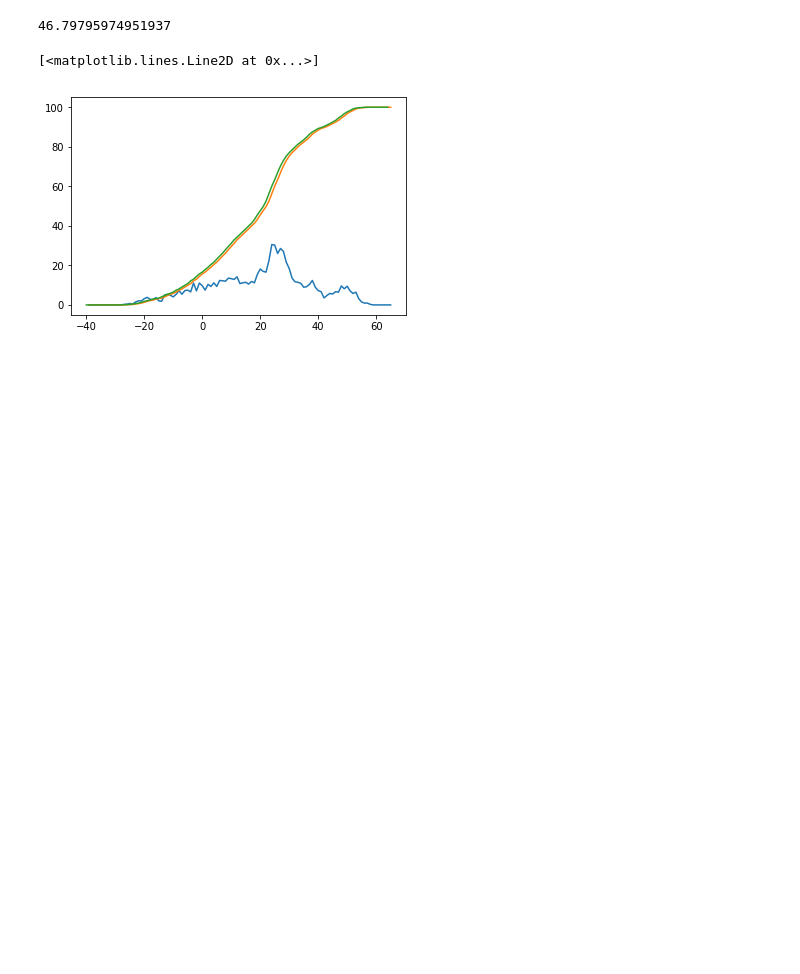
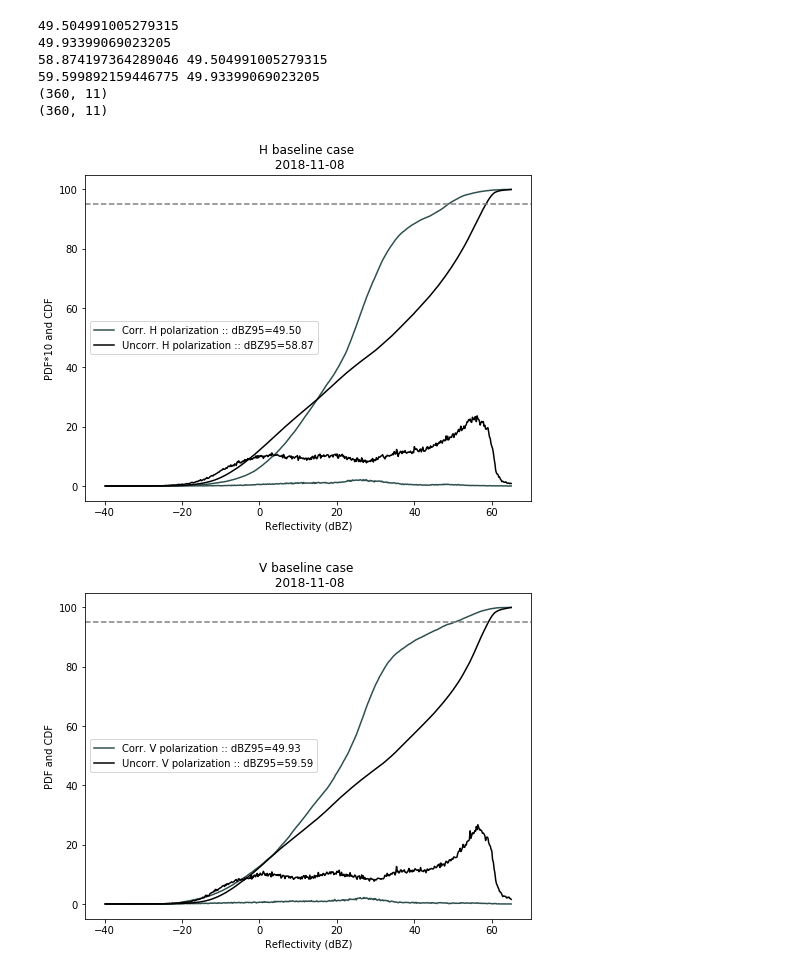
Before and after one commit to alexishunzinger/rca_code, a Jupyter notebook: rca_create_baseline_hdf5.ipynb, the cells around one changed output. Cells and saved outputs as stored; diff of their text form; code cells hidden in the pictures; blank space fills up the shorter version.

```diff
--- a/rca_create_baseline_hdf5.ipynb
+++ b/rca_create_baseline_hdf5.ipynb
@@ -76,6 +76,7 @@ def rca_create_baseline(filename, PCT_on_50, vPCT_on_50, uhPCT_on_50, uzPCT_on_5
 
     # Calculate the PDF of the clutter area reflectivity (CAR)
     mask = np.where(np.isfinite(zh_car))
+    n,bins=np.histogram(zh_car[mask],bins=525,range=(-40.,65.))
     n,bins,patches=plt.hist(zh_car[mask],bins=525,range=(-40.,65.))
     # Calculate CDF of clutter area reflectivity
     cdf = np.cumsum(n)
@@ -98,7 +99,8 @@ def rca_create_baseline(filename, PCT_on_50, vPCT_on_50, uhPCT_on_50, uzPCT_on_5
 
     # Calculate the PDF of the clutter area reflectivity (CAR)
     mask = np.where(np.isfinite(uzh_car))
-    uhn,uhbins,uhpatches=plt.hist(uzh_car[mask],bins=525,range=(-40.,65.))
+    uhn,uhbins=np.histogram(uzh_car[mask],bins=525,range=(-40.,65.))
+    #uhn,uhbins,uhpatches=plt.hist(uzh_car[mask],bins=525,range=(-40.,65.))
     # Calculate CDF of clutter area reflectivity
     cdf = np.cumsum(uhn)
     uhp = cdf/cdf[-1]*100
@@ -120,7 +122,8 @@ def rca_create_baseline(filename, PCT_on_50, vPCT_on_50, uhPCT_on_50, uzPCT_on_5
 
     # Calculate the PDF of the clutter area reflectivity (CAR)
     mask = np.where(np.isfinite(zv_car))
-    vn,vbins,vpatches=plt.hist(zv_car[mask],bins=525,range=(-40.,65.))
+    vn,vbins=np.histogram(zv_car[mask],bins=525,range=(-40.,65.))
+    #vn,vbins,vpatches=plt.hist(zv_car[mask],bins=525,range=(-40.,65.))
     # Calculate CDF of clutter area reflectivity
     cdf = np.cumsum(vn)
     vp = cdf/cdf[-1]*100
@@ -142,7 +145,8 @@ def rca_create_baseline(filename, PCT_on_50, vPCT_on_50, uhPCT_on_50, uzPCT_on_5
 
     # Calculate the PDF of the clutter area reflectivity (CAR)
     mask = np.where(np.isfinite(uzv_car))
-    uvn,uvbins,uvpatches=plt.hist(uzv_car[mask],bins=525,range=(-40.,65.))
+    uvn,uvbins=np.histogram(uzv_car[mask],bins=525,range=(-40.,65.))
+    #uvn,uvbins,uvpatches=plt.hist(uzv_car[mask],bins=525,range=(-40.,65.))
     # Calculate CDF of clutter area reflectivity
     cdf = np.cumsum(uvn)
     uvp = cdf/cdf[-1]*100
@@ -240,14 +245,22 @@ for f in glob.glob(os.path.join('/home/hunzinger/data/ppi/', 'corcsapr*.20181108
 #vdbz95_baseline = dataset.variables['Baseline 95th refletivity (V)'][:]
 #dataset.close()
 
+dataset = Dataset('/home/hunzinger/data/rca_baseline_20181109.nc')
+n_baseline = dataset.variables['PDF counts'][:]
+bins_baseline = dataset.variables['PDF bins'][:]
+p_baseline = dataset.variables['CDF values'][:]
+dbz95_baseline = dataset.variables['Baseline 95th reflectivity'][:]
+dataset.close()
+
 dbz95_baseline = np.nanmean(dbz95)
 print(dbz95_baseline)
-n = np.asarray(n)
-bins = np.asarray(bins)
-p = np.asarray(p)
-n_baseline = np.nanmean(n,axis=0)
-bins_baseline = bins[0,:]
-p_baseline = np.nanmean(p,axis=0)
+#n = np.asarray(n)
+#bins = np.asarray(bins)
+#p = np.asarray(p)
+#n_baseline = np.nanmean(n,axis=0)
+#bins_baseline = bins[0,:]
+#p_baseline = np.nanmean(p,axis=0)
+
 #plt.plot(bins_baseline[1:],n_baseline*10)
 #plt.plot(bins_baseline[1:],p_baseline)
 #plt.plot(x,p_baseline)
@@ -270,47 +283,55 @@ uhdbz95_baseline = np.nanmean(dbz95_uh)
 print(uhdbz95_baseline, dbz95_baseline)
 uhn = np.asarray(uhn)
 uhbins = np.asarray(uhbins)
 uhp = np.asarray(uhp)
 uhn_baseline = np.nanmean(uhn,axis=0)
 uhbins_baseline = uhbins[0,:]
 uhp_baseline = np.nanmean(uhp,axis=0)
 
 uvdbz95_baseline = np.nanmean(dbz95_uv)
 print(uvdbz95_baseline, vdbz95_baseline)
 uvn = np.asarray(uvn)
 uvbins = np.asarray(uvbins)
 uvp = np.asarray(uvp)
 uvn_baseline = np.nanmean(uvn,axis=0)
 uvbins_baseline = uvbins[0,:]
 uvp_baseline = np.nanmean(uvp,axis=0)
 
 # H and UZh
 fig, ax1 = plt.subplots(figsize=[8,6])
-ax1.plot(bins_baseline[1:],n_baseline*10,color='darkgrey',linestyle='--')
-ax1.plot(bins_baseline[1:],p_baseline,color='darkgrey',linestyle='--',label='Corrected H polarization ::: dBZ95 = ')
-ax1.plot(uhbins_baseline[1:],uhn_baseline*10,color='k')
-ax1.plot(uhbins_baseline[1:],uhp_baseline,color='k',label='Uncorrected H polarization ::: dBZ95 = ')
+ax1.plot(bins_baseline[1:],n_baseline,color='darkslategrey')#,linestyle='--')
+ax1.plot(bins_baseline[1:],p_baseline,color='darkslategrey',label='Corr. H polarization :: dBZ95=49.50')
+ax1.plot(uhbins_baseline[1:],uhn_baseline,color='k')
+ax1.plot(uhbins_baseline[1:],uhp_baseline,color='k',label='Uncorr. H polarization :: dBZ95=58.87')
 ax1.axhline(95.,color='grey',linestyle='--')
 
 ax1.set_ylabel('PDF*10 and CDF')
 ax1.set_xlabel('Reflectivity (dBZ)')
-ax1.set_title('Baseline case \n 2018-11-09')
-ax1.legend()
+ax1.set_title('H baseline case \n 2018-11-08')
+ax1.legend(loc='center left')
 
 # V and UZv
 fig, ax1 = plt.subplots(figsize=[8,6])
-ax1.plot(vbins_baseline[1:],vn_baseline*10,color='darkgrey',linestyle='--')
-ax1.plot(vbins_baseline[1:],vp_baseline,color='darkgrey',linestyle='--',label='Corrected V polarization ::: dBZ95 = ')
-ax1.plot(uvbins_baseline[1:],uvn_baseline*10,color='k')
-ax1.plot(uvbins_baseline[1:],uvp_baseline,color='k',label='Uncorrected V polarization ::: dBZ95 = ')
+ax1.plot(vbins_baseline[1:],vn_baseline,color='darkslategrey')#,linestyle='--')
+ax1.plot(vbins_baseline[1:],vp_baseline,color='darkslategrey',label='Corr. V polarization :: dBZ95=49.93')
+ax1.plot(uvbins_baseline[1:],uvn_baseline,color='k')
+ax1.plot(uvbins_baseline[1:],uvp_baseline,color='k',label='Uncorr. V polarization :: dBZ95=59.59')
 ax1.axhline(95.,color='grey',linestyle='--')
 
-ax1.set_ylabel('PDF*10 and CDF')
+ax1.set_ylabel('PDF and CDF')
 ax1.set_xlabel('Reflectivity (dBZ)')
-ax1.set_title('Baseline case \n 2018-11-09')
-ax1.legend()
+ax1.set_title('V baseline case \n 2018-11-08')
+ax1.legend(loc='center left')
+
+print(PCT_on_50.shape)
+print(uhPCT_on_50.shape)
 # %% [output]
-46.79795974951937
+49.504991005279315
+49.93399069023205
+58.874197364289046 49.504991005279315
+59.599892159446775 49.93399069023205
+(360, 11)
+(360, 11)
-[<matplotlib.lines.Line2D at 0x...>]
-[figure, old version]
+[figure, new version]
+[figure, added]
 # %%
```
Also changed, not shown: parts of 2 cells of this notebook, 5 other files.
